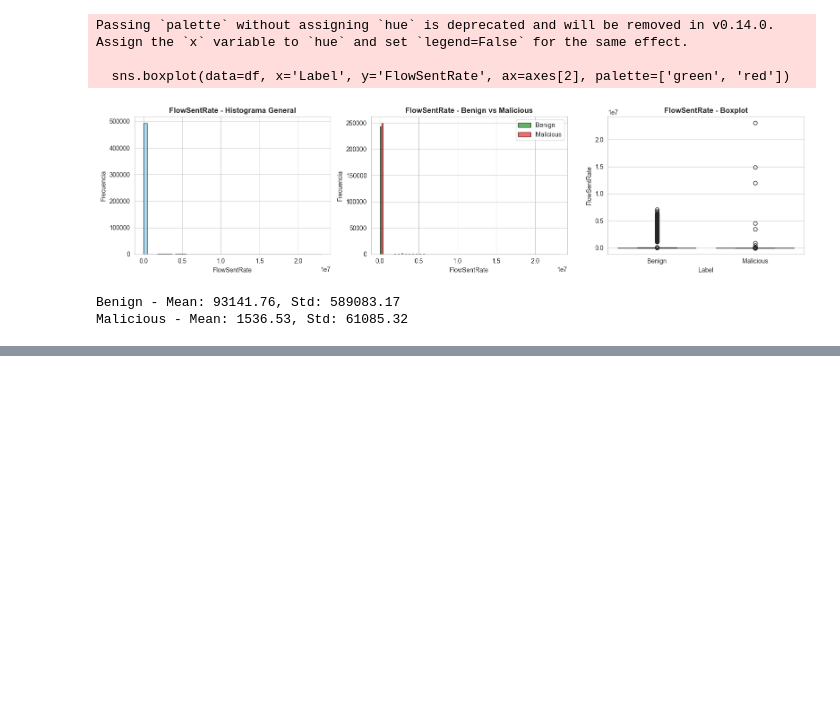
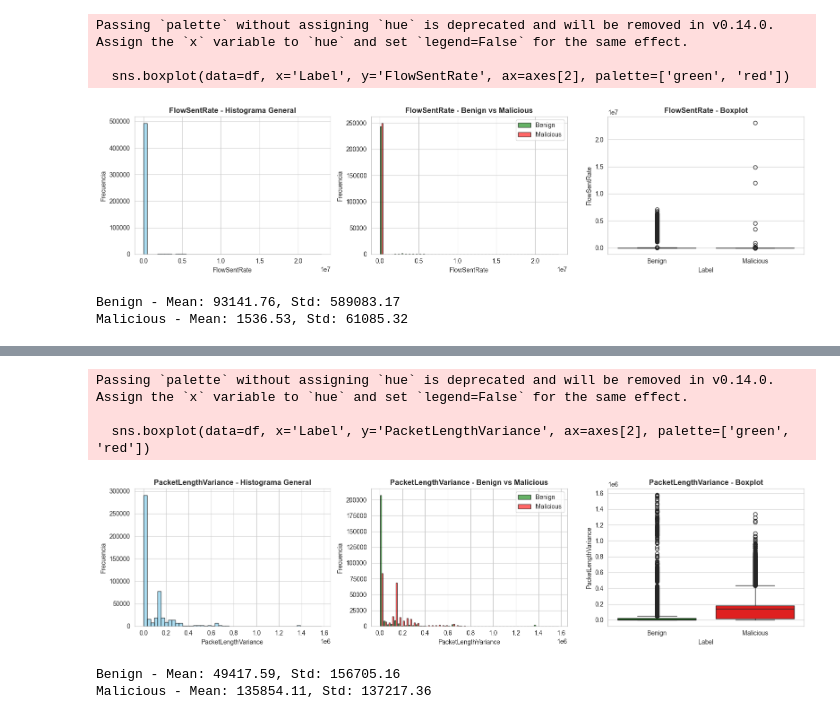
Before and after one commit to sanchez-diez-alejandro/federated-encrypted-traffic-detection, a Jupyter notebook: code/01_eda.ipynb, the cells around one changed output, grey strips where cells are left out. Cells and saved outputs as stored; diff of their text form; code cells hidden in the pictures; blank space fills up the shorter version.

```diff
--- a/code/01_eda.ipynb
+++ b/code/01_eda.ipynb
@@ -202,0 +293,40 @@ Malicious - Mean: 1536.53, Std: 61085.32
+# %%
+"""
+5
+PacketLengthVariance
+PACKET LENGTH FEATURES
+"""
+
+fig, axes = plt.subplots(1, 3, figsize=(16, 4))
+
+df_benign = df[df['Label'] == 'Benign']['PacketLengthVariance']
+df_malicious = df[df['Label'] == 'Malicious']['PacketLengthVariance']
+
+axes[0].hist(df['PacketLengthVariance'], bins=50, color='skyblue', edgecolor='black', alpha=0.7)
+axes[0].set_title('PacketLengthVariance - Histograma General', fontsize=12, fontweight='bold')
+axes[0].set_xlabel('PacketLengthVariance')
+axes[0].set_ylabel('Frecuencia')
+
+axes[1].hist([df_benign, df_malicious], bins=50, label=['Benign', 'Malicious'],
+             color=['green', 'red'], alpha=0.6, edgecolor='black')
+axes[1].set_title('PacketLengthVariance - Benign vs Malicious', fontsize=12, fontweight='bold')
+axes[1].set_xlabel('PacketLengthVariance')
+axes[1].set_ylabel('Frecuencia')
+axes[1].legend()
+
+sns.boxplot(data=df, x='Label', y='PacketLengthVariance', ax=axes[2], palette=['green', 'red'])
+axes[2].set_title('PacketLengthVariance - Boxplot', fontsize=12, fontweight='bold')
+axes[2].set_ylabel('PacketLengthVariance')
+
+plt.tight_layout()
+plt.show()
+
+print(f"Benign - Mean: {df_benign.mean():.2f}, Std: {df_benign.std():.2f}")
+print(f"Malicious - Mean: {df_malicious.mean():.2f}, Std: {df_malicious.std():.2f}")
+# %% [output]
+Passing `palette` without assigning `hue` is deprecated and will be removed in v0.14.0. Assign the `x` variable to `hue` and set `legend=False` for the same effect.
+
+  sns.boxplot(data=df, x='Label', y='PacketLengthVariance', ax=axes[2], palette=['green', 'red'])
+[figure, added]
+Benign - Mean: 49417.59, Std: 156705.16
+Malicious - Mean: 135854.11, Std: 137217.36
```
Also changed, not shown: parts of 27 cells of this notebook.
